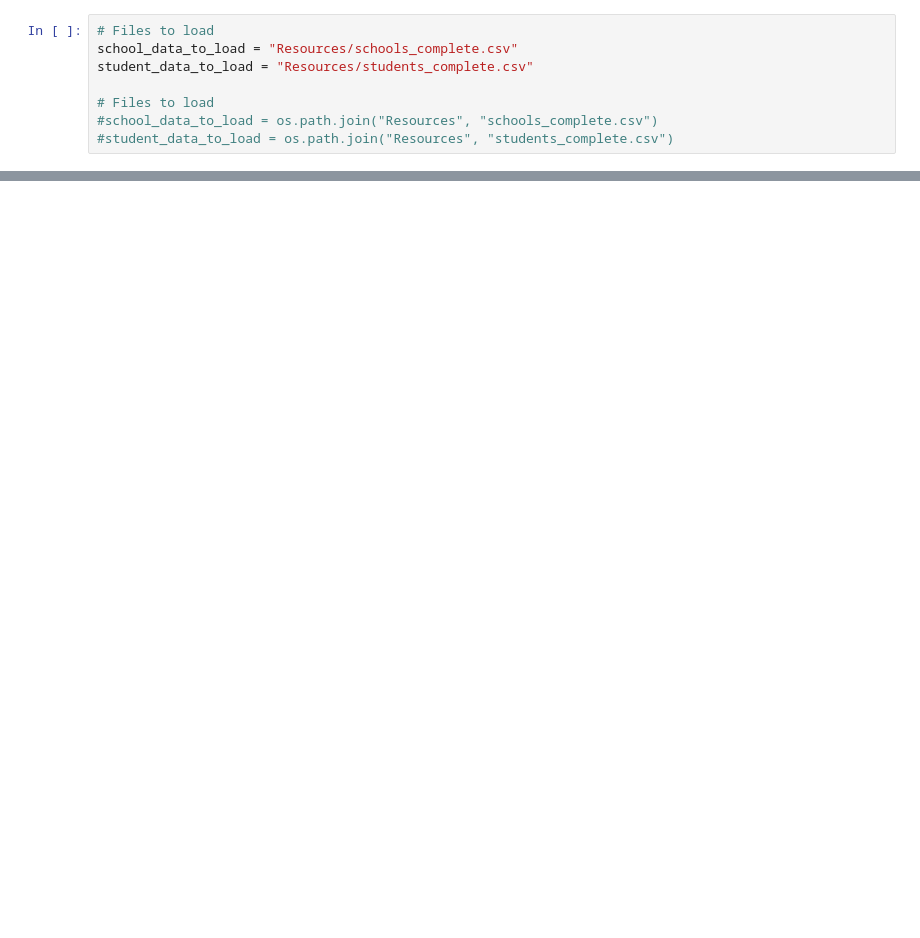
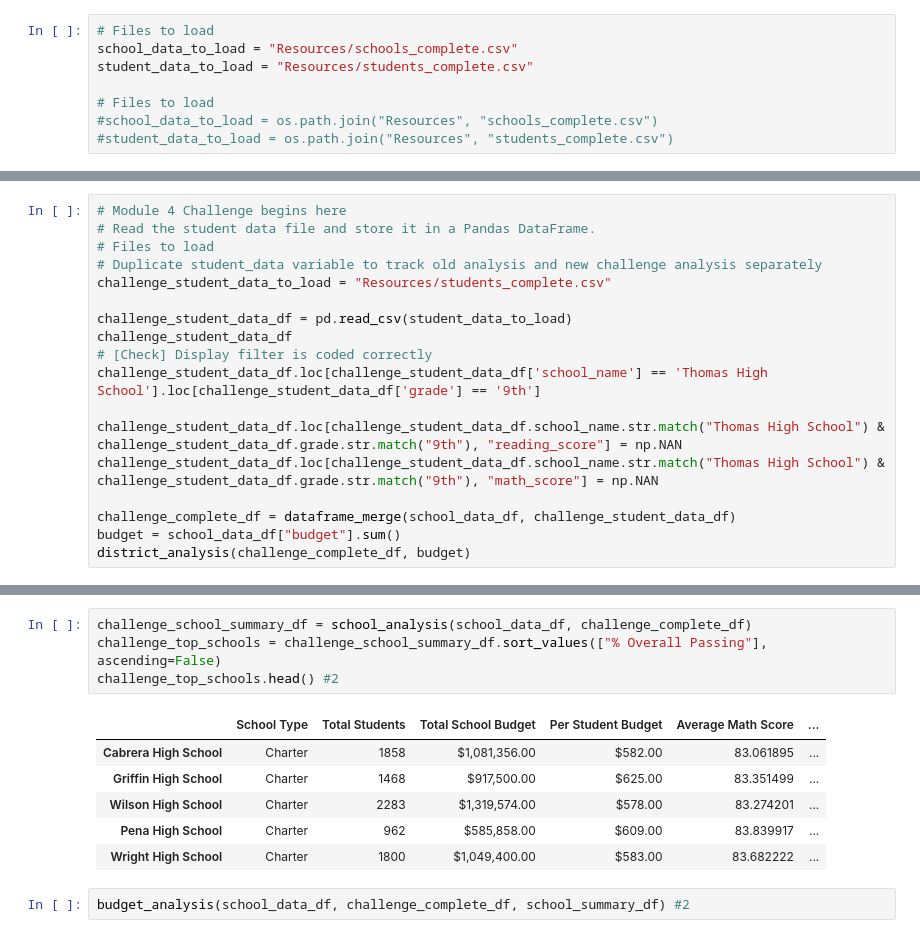
Before and after one commit to D-u-s-t-i-n/School_District_Analysis, a Jupyter notebook: PyCitySchools_Challenge.ipynb, the cells around one changed output, grey strips where cells are left out. Saved outputs shown, nothing was run; the diff lists cells and outputs as text; blank space fills up the shorter version.

```diff
--- a/PyCitySchools_Challenge.ipynb
+++ b/PyCitySchools_Challenge.ipynb
@@ -1319,0 +676,18 @@ student_data_df.loc[student_data_df['school_name'] == 'Thomas High School'].loc[
+# %%
+# Module 4 Challenge begins here
+# Read the student data file and store it in a Pandas DataFrame.
+# Files to load
+# Duplicate student_data variable to track old analysis and new challenge analysis separately
+challenge_student_data_to_load = "Resources/students_complete.csv"
+
+challenge_student_data_df = pd.read_csv(student_data_to_load)
+challenge_student_data_df
+# [Check] Display filter is coded correctly
+challenge_student_data_df.loc[challenge_student_data_df['school_name'] == 'Thomas High School'].loc[challenge_student_data_df['grade'] == '9th']
+
+challenge_student_data_df.loc[challenge_student_data_df.school_name.str.match("Thomas High School") & challenge_student_data_df.grade.str.match("9th"), "reading_score"] = np.NAN
+challenge_student_data_df.loc[challenge_student_data_df.school_name.str.match("Thomas High School") & challenge_student_data_df.grade.str.match("9th"), "math_score"] = np.NAN
+
+challenge_complete_df = dataframe_merge(school_data_df, challenge_student_data_df)
+budget = school_data_df["budget"].sum()
+district_analysis(challenge_complete_df, budget)
@@ -1319,0 +706,13 @@ student_data_df.loc[student_data_df['school_name'] == 'Thomas High School'].loc[
+# %%
+challenge_school_summary_df = school_analysis(school_data_df, challenge_complete_df)
+challenge_top_schools = challenge_school_summary_df.sort_values(["% Overall Passing"], ascending=False)
+challenge_top_schools.head() #2
+# %% [output]
+|  | School Type | Total Students | Total School Budget | Per Student Budget | Average Math Score | ... |
+| Cabrera High School | Charter | 1858 | $1,081,356.00 | $582.00 | 83.061895 | ... |
+| Griffin High School | Charter | 1468 | $917,500.00 | $625.00 | 83.351499 | ... |
+| Wilson High School | Charter | 2283 | $1,319,574.00 | $578.00 | 83.274201 | ... |
+| Pena High School | Charter | 962 | $585,858.00 | $609.00 | 83.839917 | ... |
+| Wright High School | Charter | 1800 | $1,049,400.00 | $583.00 | 83.682222 | ... |
+# %%
+budget_analysis(school_data_df, challenge_complete_df, school_summary_df) #2
```
Also changed, not shown: parts of 118 cells of this notebook.
